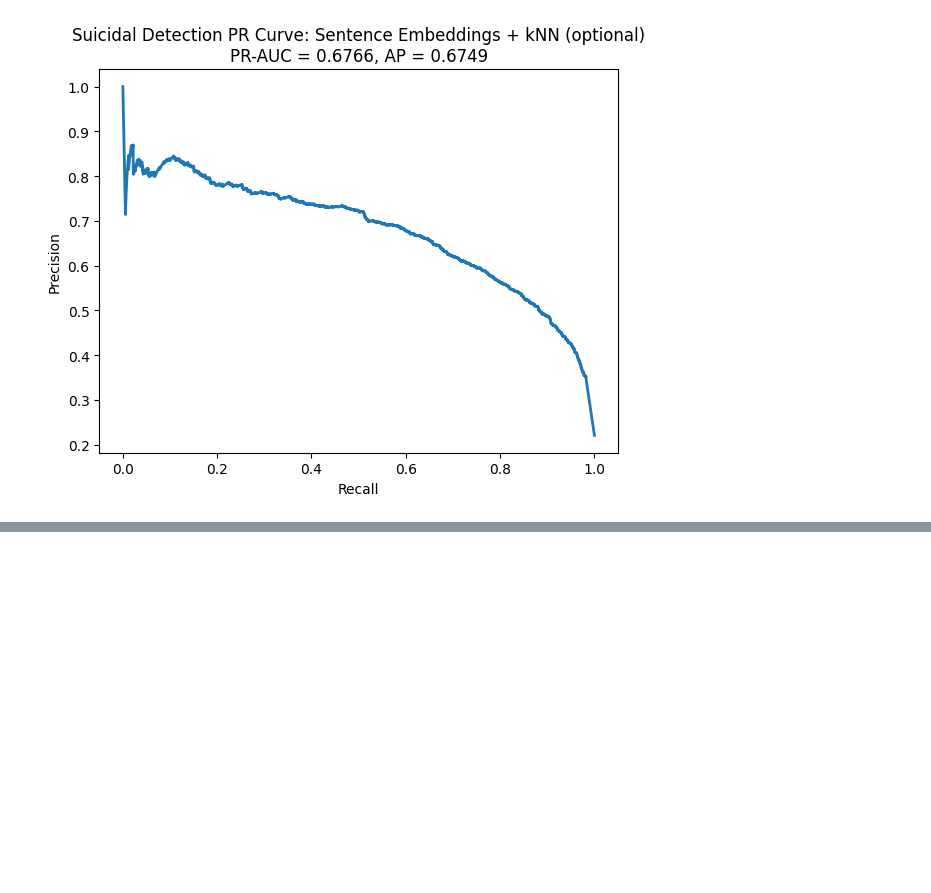
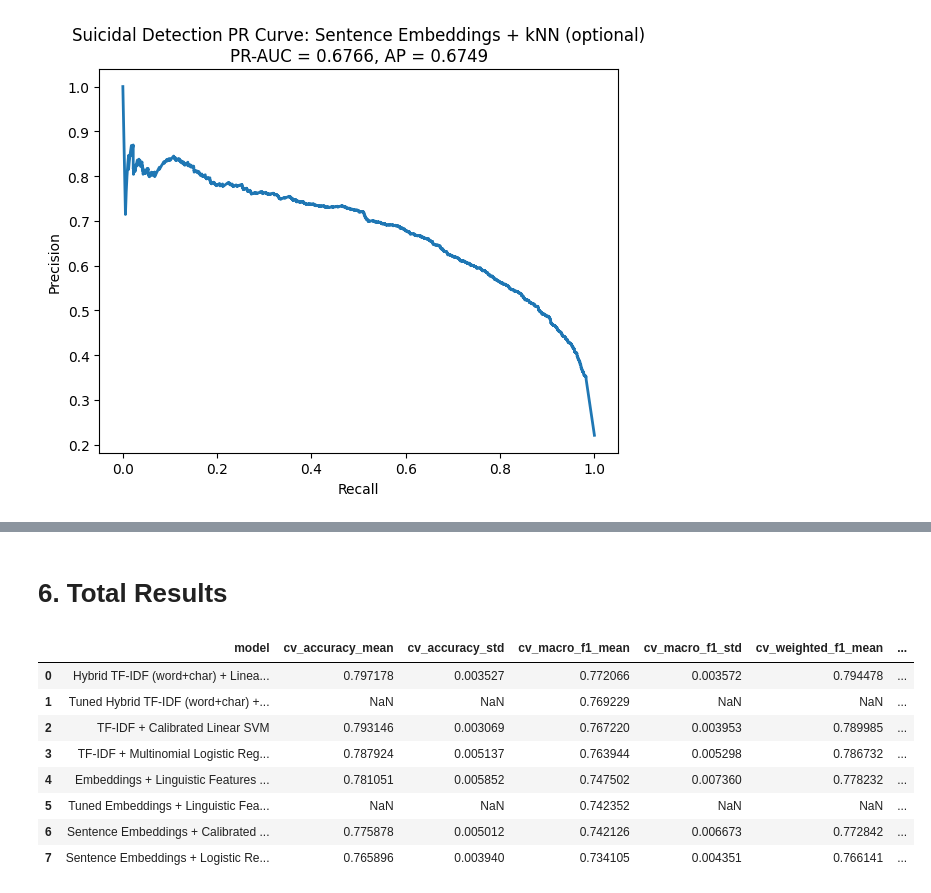
Before and after one commit to sy0203/ML_cf_mentalhealth, a Jupyter notebook: Code/modeling.ipynb, the cells around one changed output, grey strips where cells are left out. Cells and saved outputs as stored; diff of their text form; code cells hidden in the pictures; blank space fills up the shorter version.

```diff
--- a/Code/modeling.ipynb
+++ b/Code/modeling.ipynb
@@ -1371,20 +1480,60 @@ display(results_df)
+# %% [markdown]
+# 6. Total Results
 # %%
 # Cross-validation comparison table
+#
+# Note:
+# - For tuned models, the cross-validated macro F1 was already computed inside GridSearchCV.
+# - We record that best CV score directly instead of running a second CV loop immediately.
 
-cv_results_df = pd.DataFrame([
+cv_results_rows = [
     cv_tfidf_logreg,
     cv_tfidf_svm,
+    cv_hybrid_svm,
+    {
+        "model": "Tuned Hybrid TF-IDF (word+char) + Linear SVM",
+        "cv_accuracy_mean": np.nan,
+        "cv_accuracy_std": np.nan,
+        "cv_macro_f1_mean": grid_hybrid_svm.best_score_,
+        "cv_macro_f1_std": np.nan,
+        "cv_weighted_f1_mean": np.nan,
+        "cv_weighted_f1_std": np.nan,
+        "best_C": grid_hybrid_svm.best_params_["estimator__svm__C"]
+    },
     cv_embed_logreg,
     cv_embed_svm,
-    cv_combined_logreg
-])
+    cv_combined_svm,
+    {
+        "model": "Tuned Embeddings + Linguistic Features + Linear SVM",
+        "cv_accuracy_mean": np.nan,
+        "cv_accuracy_std": np.nan,
+        "cv_macro_f1_mean": grid_combined_svm.best_score_,
+        "cv_macro_f1_std": np.nan,
+        "cv_weighted_f1_mean": np.nan,
+        "cv_weighted_f1_std": np.nan,
+        "best_C": grid_combined_svm.best_params_["estimator__svm__C"]
+    }
+]
+
+cv_results_df = pd.DataFrame(cv_results_rows)
 
 cv_results_df = cv_results_df.sort_values(
     by=["cv_macro_f1_mean", "cv_accuracy_mean"],
-    ascending=False
+    ascending=False,
+    na_position="last"
 ).reset_index(drop=True)
 
 display(cv_results_df)
+# %% [output]
+|  | model | cv_accuracy_mean | cv_accuracy_std | cv_macro_f1_mean | cv_macro_f1_std | cv_weighted_f1_mean | ... |
+| 0 | Hybrid TF-IDF (word+char) + Linea... | 0.797178 | 0.003527 | 0.772066 | 0.003572 | 0.794478 | ... |
+| 1 | Tuned Hybrid TF-IDF (word+char) +... | NaN | NaN | 0.769229 | NaN | NaN | ... |
+| 2 | TF-IDF + Calibrated Linear SVM | 0.793146 | 0.003069 | 0.767220 | 0.003953 | 0.789985 | ... |
+| 3 | TF-IDF + Multinomial Logistic Reg... | 0.787924 | 0.005137 | 0.763944 | 0.005298 | 0.786732 | ... |
+| 4 | Embeddings + Linguistic Features ... | 0.781051 | 0.005852 | 0.747502 | 0.007360 | 0.778232 | ... |
+| 5 | Tuned Embeddings + Linguistic Fea... | NaN | NaN | 0.742352 | NaN | NaN | ... |
+| 6 | Sentence Embeddings + Calibrated ... | 0.775878 | 0.005012 | 0.742126 | 0.006673 | 0.772842 | ... |
+| 7 | Sentence Embeddings + Logistic Re... | 0.765896 | 0.003940 | 0.734105 | 0.004351 | 0.766141 | ... |
 # %%
 # Plot model comparison for report figures
 
```
Also changed, not shown: parts of 16 cells of this notebook.
